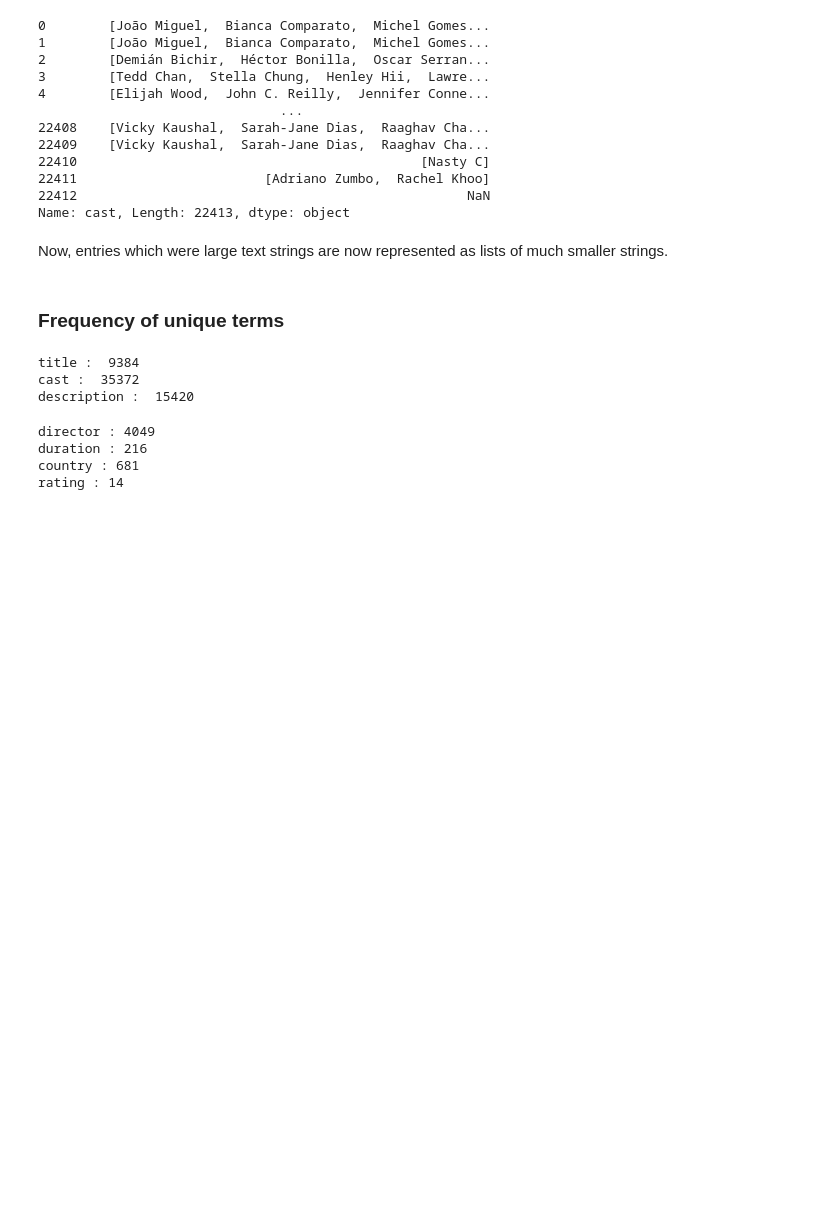
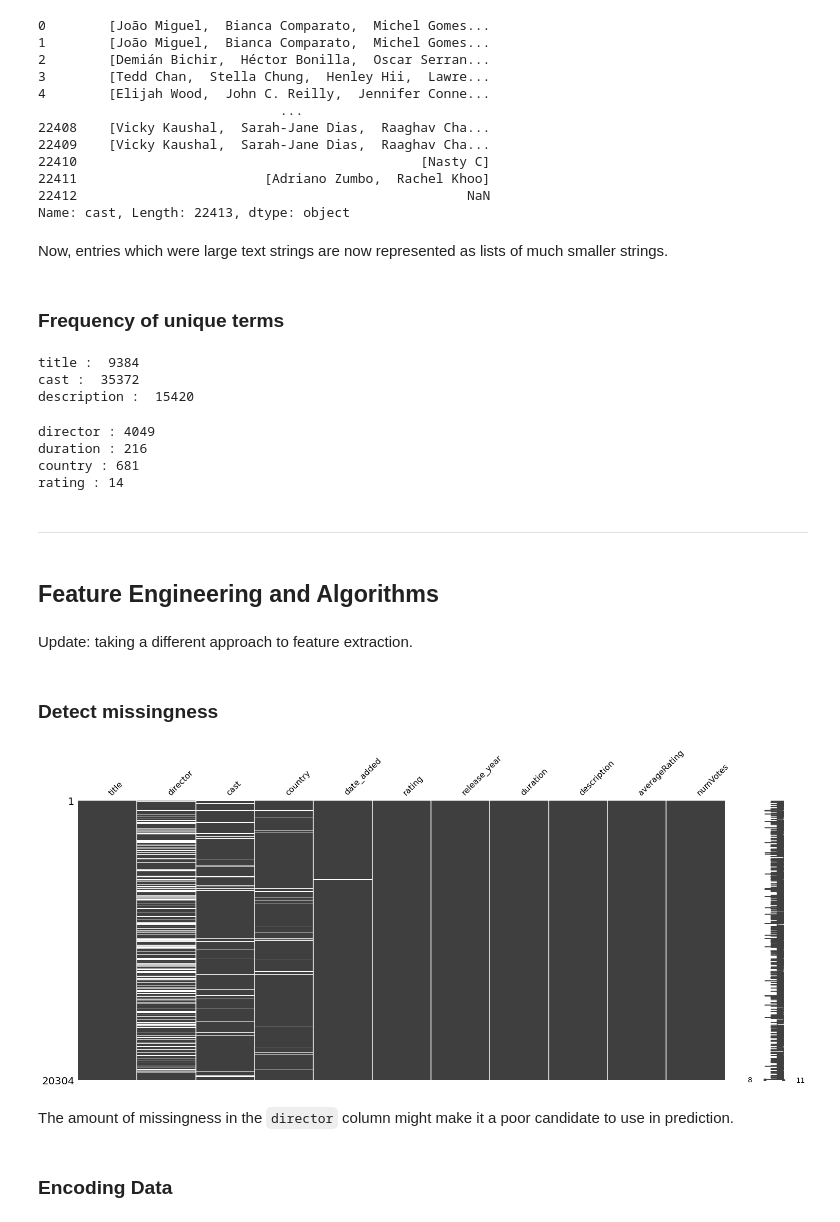
Before and after one commit to ajbarrows/netflix-imdb, a Jupyter notebook: source/initial_analysis.ipynb, the cells around one changed output. Saved outputs shown, nothing was run; the diff lists cells and outputs as text; code cells hidden in the pictures; blank space fills up the shorter version.

```diff
--- a/source/initial_analysis.ipynb
+++ b/source/initial_analysis.ipynb
@@ -221,3 +223,29 @@ director : 4049
 duration : 216
 country : 681
 rating : 14
+# %% [markdown]
+*******
+# %% [markdown]
+## Feature Engineering and Algorithms
+# %% [markdown]
+Update: taking a different approach to feature extraction.
+# %% [markdown]
+### Detect missingness
+# %%
+# create susbset of useful columns
+nflix_sub = nflix[['title', 'director', 'cast', 'country', 'date_added', 'rating',
+           'release_year', 'duration', 'description','averageRating', 'numVotes']]
+
+# drop entries without response variable
+nflix = nflix[nflix['averageRating'].isna() == False]
+
+# nifty little missing data visualizer: https://github.com/ResidentMario/missingno.git
+msno.matrix(nflix_sub)
+plt.savefig('../out/merged_missing.png', dpi=300, bbox_inches='tight')
+plt.show()
+# %% [output]
+[figure, added]
+# %% [markdown]
+The amount of missingness in the `director` column might make it a poor candidate to use in prediction.
+# %% [markdown]
+### Encoding Data
```
Also changed, not shown: parts of 4 cells of this notebook, 3 other files.
